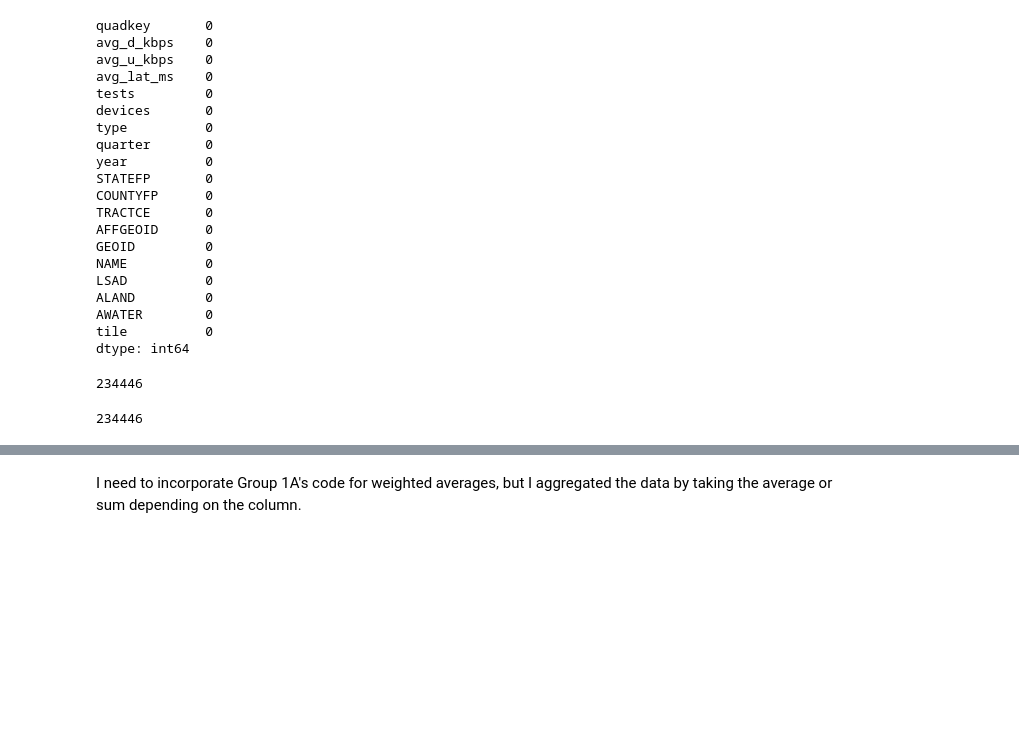
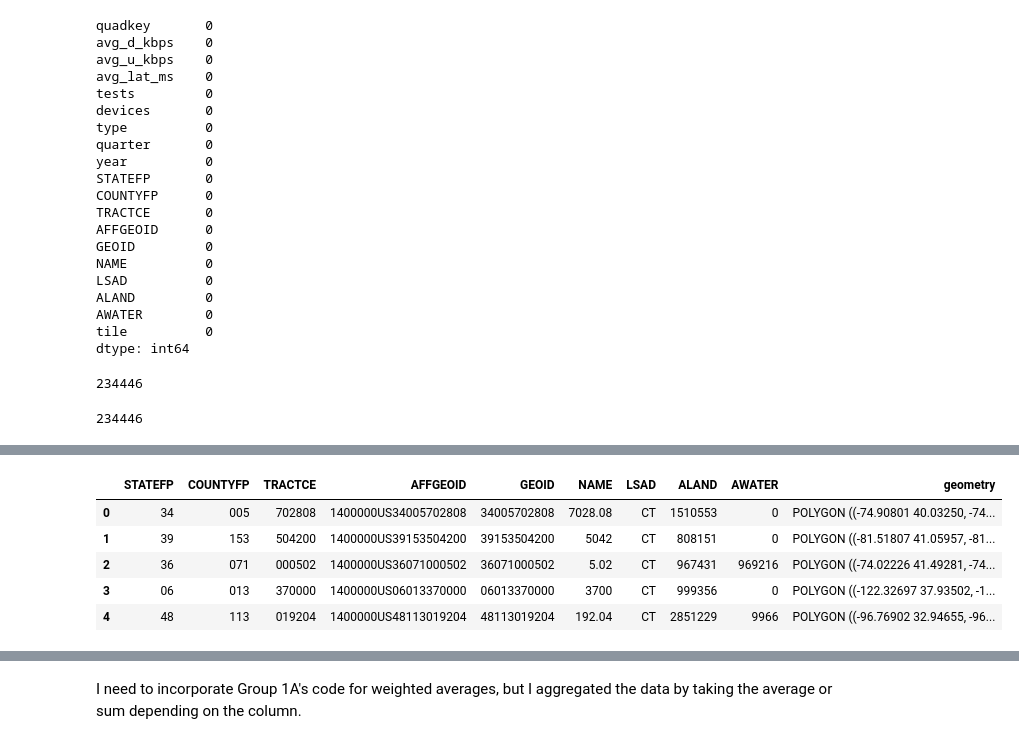
Before and after one commit to datascisteven/DataKind-CDAC-Project, a Jupyter notebook: index.ipynb, the cells around one changed output, grey strips where cells are left out. Cells and saved outputs as stored; diff of their text form; code cells hidden in the pictures; blank space fills up the shorter version.

```diff
--- a/index.ipynb
+++ b/index.ipynb
@@ -531,0 +573,10 @@ ny_3.quadkey.nunique()
+# %%
+us_tract_shp = gpd.read_file("data/z-archive/Census Tract Shapefiles/cb_2019_us_tract_500k/cb_2019_us_tract_500k.shp")
+us_tract_shp.head()
+# %% [output]
+|  | STATEFP | COUNTYFP | TRACTCE | AFFGEOID | GEOID | NAME | LSAD | ALAND | AWATER | geometry |
+| 0 | 34 | 005 | 702808 | 1400000US34005702808 | 34005702808 | 7028.08 | CT | 1510553 | 0 | POLYGON ((-74.90801 40.03250, -74... |
+| 1 | 39 | 153 | 504200 | 1400000US39153504200 | 39153504200 | 5042 | CT | 808151 | 0 | POLYGON ((-81.51807 41.05957, -81... |
+| 2 | 36 | 071 | 000502 | 1400000US36071000502 | 36071000502 | 5.02 | CT | 967431 | 969216 | POLYGON ((-74.02226 41.49281, -74... |
+| 3 | 06 | 013 | 370000 | 1400000US06013370000 | 06013370000 | 3700 | CT | 999356 | 0 | POLYGON ((-122.32697 37.93502, -1... |
+| 4 | 48 | 113 | 019204 | 1400000US48113019204 | 48113019204 | 192.04 | CT | 2851229 | 9966 | POLYGON ((-96.76902 32.94655, -96... |
```
Also changed, not shown: parts of 46 cells of this notebook, 5 other files.
